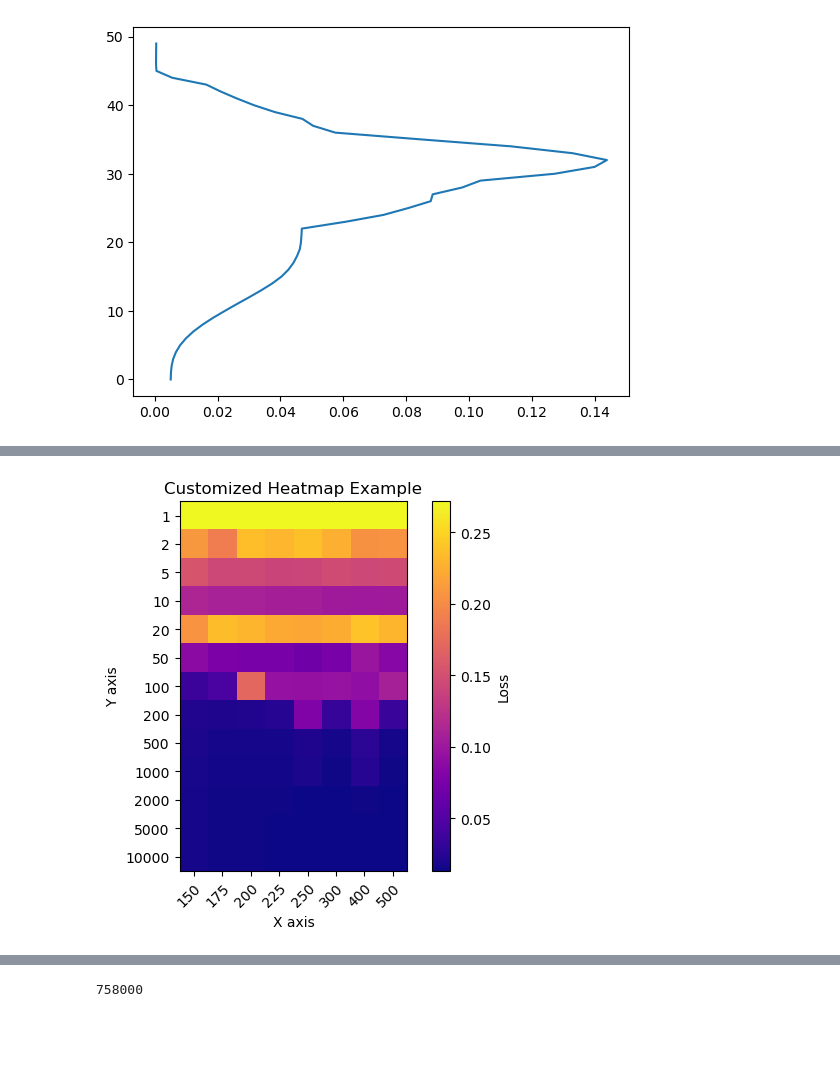
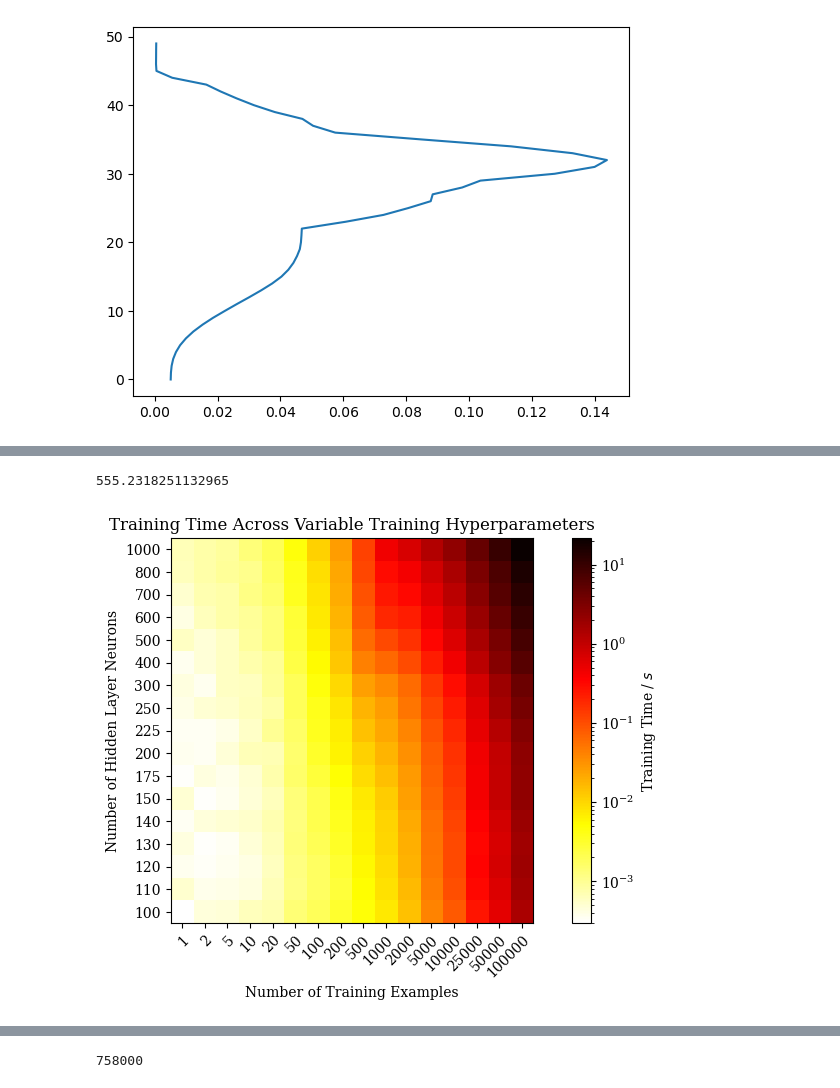
Before and after one commit to ttahseen/oasis-rt-surrogate, a Jupyter notebook: elm copy.ipynb, the cells around one changed output, grey strips where cells are left out. Cells and saved outputs as stored; diff of their text form; code cells hidden in the pictures; blank space fills up the shorter version.

```diff
--- a/elm copy.ipynb
+++ b/elm copy.ipynb
@@ -231,6 +231,11 @@ def metrics(ypred, ytest):
     loss = np.sum(mpe)
 
     return mae, vae, loss
+# %%
+train_x.shape
+
+val_x = train_x[-500001:-1, :, :].reshape(500000, 49*3)
+val_y = train_y[-500001:-1, :, :]
 # %%
 ytest_ELM.shape
 # %% [output]
@@ -334,0 +651,5 @@ plt.plot(grid_mae[2, 2, :, 0], list(range(50)))
+# %%
+plt.rcParams.update({
+    "text.usetex": False,
+    "font.family": "serif"
+})
@@ -335,44 +712,51 @@ plt.plot(grid_mae[2, 2, :, 0], list(range(50)))
+# %%
+np.max(grid_losses_2[0, :, :])
+# %% [output]
+555.2318251132965
 # %%
 import numpy as np
 import matplotlib.pyplot as plt
 from matplotlib.colors import LogNorm
 
 # Example grid_results[2, :, :]
 x_var = 1
-fig, ax = plt.subplots()
+fig, ax = plt.subplots(figsize=(10, 5))
 
 # Create the heatmap
-cax = ax.imshow(grid_losses[2, :, :]/758000, cmap='plasma', interpolation='nearest')#, norm=LogNorm())
+cax = ax.imshow(grid_losses_3[0, :, :].T, cmap=plt.cm.hot_r , interpolation='nearest', norm=LogNorm(), origin='lower')
 
 # Add colorbar
-cbar = fig.colorbar(cax, ax=ax, orientation='vertical')
-cbar.set_label("Loss")
+# ax1 = fig.add_axes([0.95, 0.1, 0.03, 0.8])
+
+cbar = fig.colorbar(cax, ax=ax, orientation='vertical', spacing="proportional", fraction=0.05, location='right')
+
+cbar.set_label("Training Time / $s$")
 # Set the colorbar ticks and labels
 # cbar_ticks = [0.01, 0.02, 0.03, 0.04, 0.05, 0.06]  # Specify the tick values you want
 # cbar.set_ticks(cbar_ticks)
 # cbar.set_ticklabels([f'{tick:.2f}' for tick in cbar_ticks])
 
 # Set axis labels
-ax.set_xlabel('X axis')
-ax.set_ylabel('Y axis')
+ax.set_xlabel('Number of Training Examples')
+ax.set_ylabel('Number of Hidden Layer Neurons')
 
 # Set title
-ax.set_title('Customized Heatmap Example')
+ax.set_title('Training Time Across Variable Training Hyperparameters')
 
 # Customizing ticks
-ax.set_xticks(np.arange(grid_losses[2, :, :].shape[1]))
-ax.set_yticks(np.arange(grid_losses[2, :, :].shape[0]))
-ax.set_xticklabels([f'{i}' for i in number_neurons])
-ax.set_yticklabels([f'{i}' for i in number_training_examples])
+ax.set_xticks(np.arange(grid_losses_3[0, :, :].T.shape[1]))
+ax.set_yticks(np.arange(grid_losses_3[0, :, :].T.shape[0]))
+ax.set_yticklabels([f'{i}' for i in number_neurons])
+ax.set_xticklabels([f'{i}' for i in number_training_examples])
 
 # Rotate the tick labels and set their alignment
 plt.setp(ax.get_xticklabels(), rotation=45, ha="right", rotation_mode="anchor")
 
 # Annotate each cell with its value
-# for i in range(grid_losses[2, :, :].shape[0]):
-    # for j in range(grid_losses[2, :, :].shape[1]):
-        # text = ax.text(j, i, f'{grid_losses[2, :, :][i, j]:.2f}', ha="center", va="center", color="black")
+# for i in range(grid_losses_3[0, :, :].T.shape[0]):
+    # for j in range(grid_losses_3[0, :, :].T.shape[1]):
+        # text = ax.text(j, i, f'{grid_losses_3[0, :, :].T[i, j]:.2f}', ha="center", va="center", color="black")
 
 plt.show()
 # %% [output]
-[figure, old version]
+[figure, new version]
```
Also changed, not shown: parts of 11 cells of this notebook.
